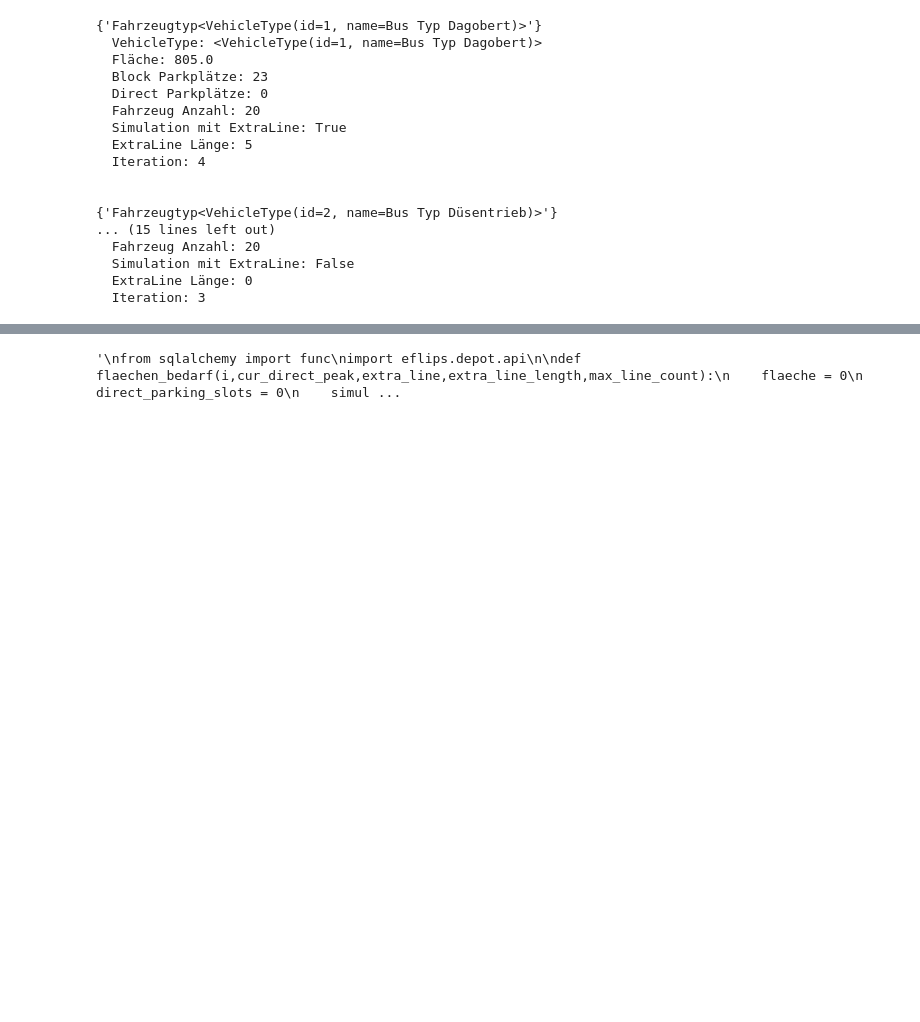
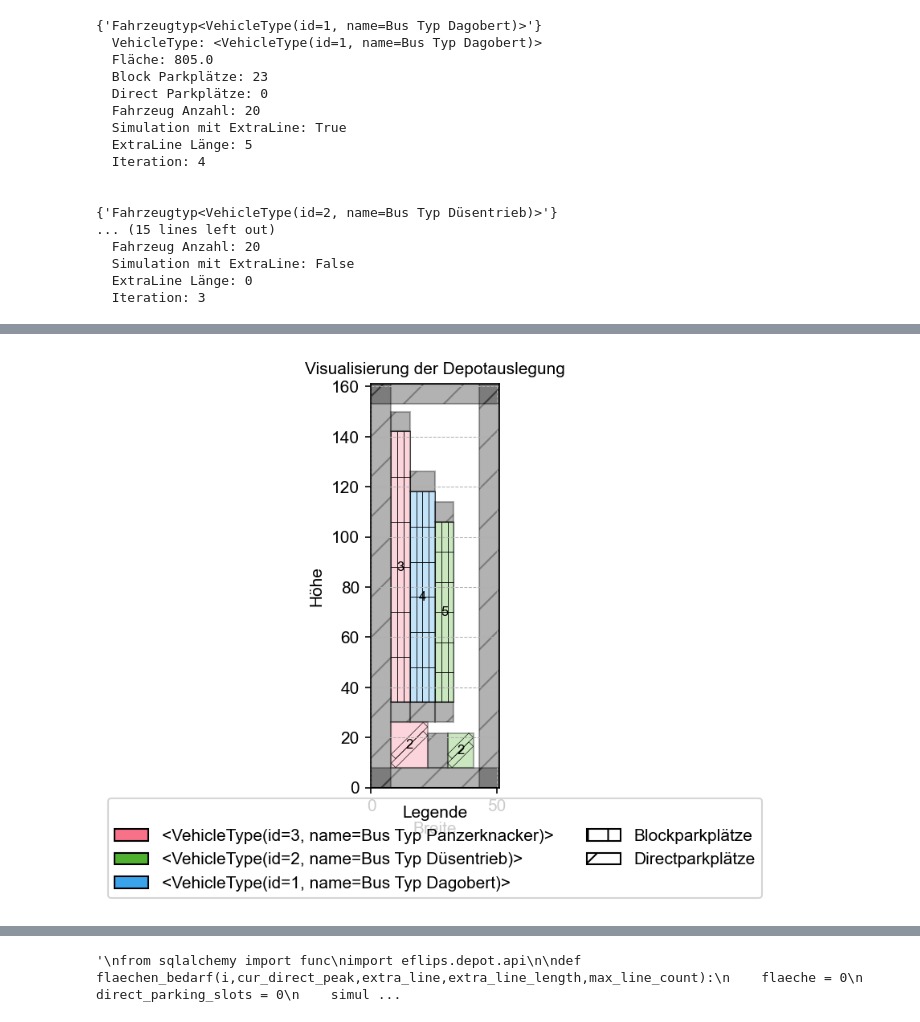
Before and after one commit to mpm-tu-berlin/eflips-depot, a Jupyter notebook: example_scenario.ipynb, the cells around one changed output, grey strips where cells are left out. Drawn from its saved outputs; the diff is of its cells as text; code cells hidden in the pictures; blank space fills up the shorter version.

Commit message:
WIP Danial 2025-02-19

```diff
--- a/example_scenario.ipynb
+++ b/example_scenario.ipynb
@@ -676,3 +683,9 @@ for vehicle_type, details in ergebnisse_gesamt.items():
   Simulation mit ExtraLine: False
   ExtraLine Länge: 0
   Iteration: 3
+# %%
+#platzierte_stellflaechen, fahrwege, container_width, container_height, available_spaces = bin_packing_test.best_possible_packing(session,ergebnisse_gesamt)
+
+platzierte_stellflaechen, fahrwege, container_width, container_height, available_spaces  = test_danial.best_possible_packing(session,ergebnisse_gesamt)
+#test_danial.visualize_available_spaces(container_width, container_height, available_spaces)
+#placed_stellplaetze, fahrwege, width_bin, height_bin = own_bin_packing.bin_packing(session,ergebnisse_gesamt,80,20)
@@ -679,3 +704,8 @@ for vehicle_type, details in ergebnisse_gesamt.items():
+# %%
+test_danial.visualize_placements(platzierte_stellflaechen,fahrwege, container_width, container_height,session)
+#own_bin_packing.visualisierung_own_bin_packing(placed_stellplaetze, fahrwege, width_bin, height_bin, session)
+# %% [output]
+[figure, added]
 # %%
 
 import eflips.eval.input.prepare
```
Also changed, not shown: parts of 7 cells of this notebook, 6 other files.
